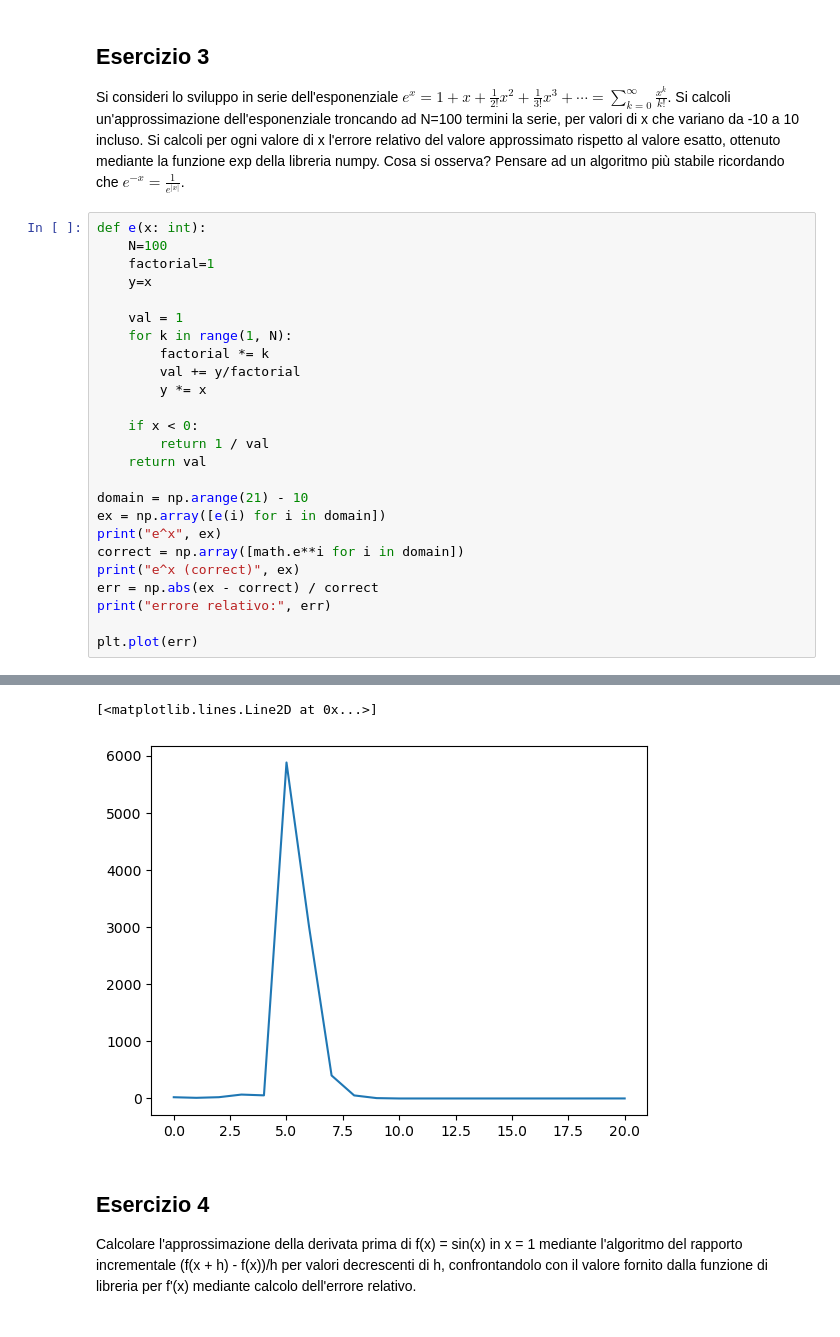
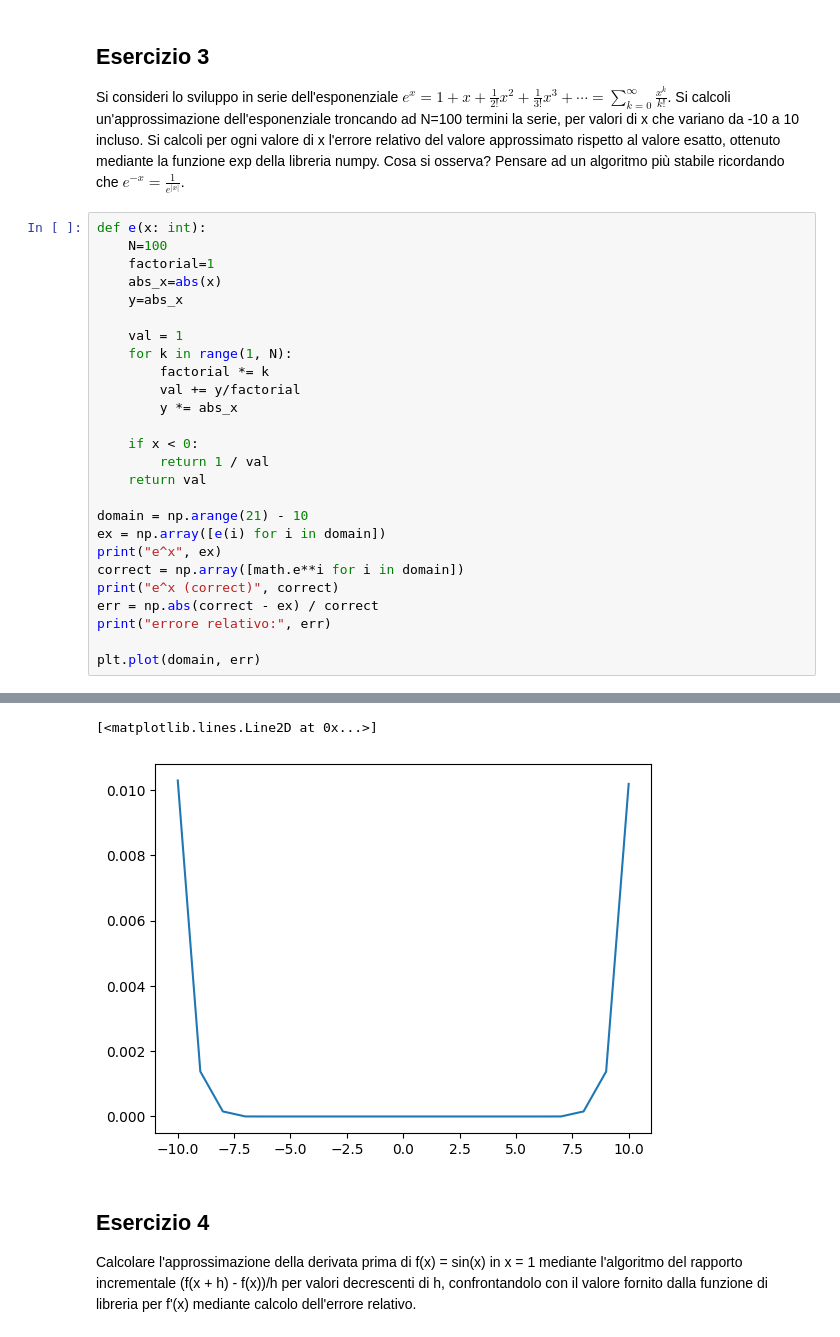
Before and after one commit to giacomoarienti/metodi-numerici-lab, a Jupyter notebook: Lezione5/Esercitazione5.ipynb, the cells around one changed output, grey strips where cells are left out. Cells and saved outputs as stored; diff of their text form.

```diff
--- a/Lezione5/Esercitazione5.ipynb
+++ b/Lezione5/Esercitazione5.ipynb
@@ -162,13 +162,14 @@ Si consideri lo sviluppo in serie dell'esponenziale $e^x=1+x+\frac{1}{2!}x^2+\fr
 def e(x: int):
     N=100
     factorial=1
-    y=x
+    abs_x=abs(x)
+    y=abs_x
 
     val = 1
     for k in range(1, N):
         factorial *= k
         val += y/factorial
-        y *= x
+        y *= abs_x
 
     if x < 0:
         return 1 / val
@@ -178,9 +179,9 @@ domain = np.arange(21) - 10
 ex = np.array([e(i) for i in domain])
 print("e^x", ex)
 correct = np.array([math.e**i for i in domain])
-print("e^x (correct)", ex)
-err = np.abs(ex - correct) / correct
+print("e^x (correct)", correct)
+err = np.abs(correct - ex) / correct
 print("errore relativo:", err)
 
-plt.plot(err)
+plt.plot(domain, err)
 # %% [output]
@@ -205,5 +206,5 @@ errore relativo: [2.18435719e+01 1.14380334e+01 2.24017317e+01 6.82403760e+01
 [<matplotlib.lines.Line2D at 0x...>]
-[figure, old version]
+[figure, new version]
 # %% [markdown]
 ## Esercizio 4
 Calcolare l'approssimazione della derivata prima di f(x) = sin(x) in x = 1
```
Also changed, not shown: parts of 2 cells of this notebook.
